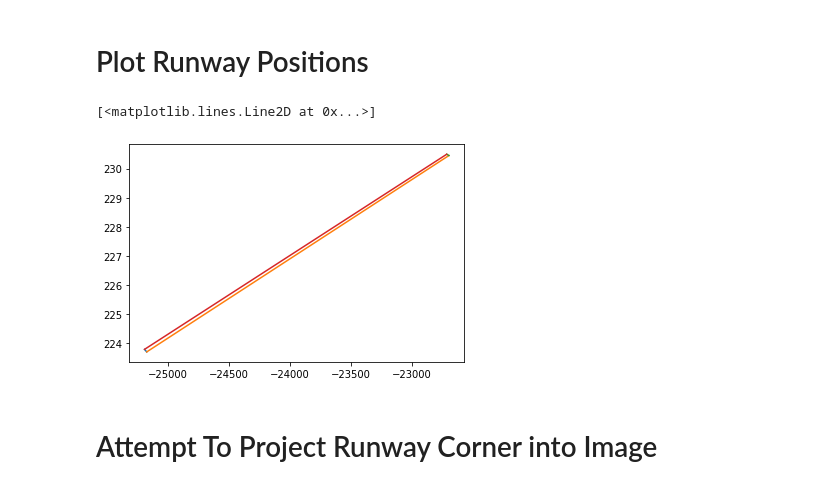
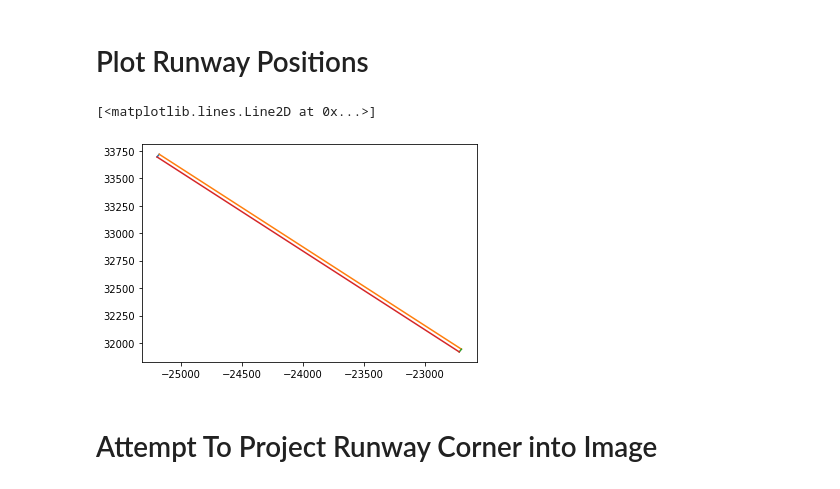
Before and after one commit to smkatz12/ModelBasedTaxiNav, a Jupyter notebook: src/data_collection/sandbox.ipynb, the cells around one changed output. Drawn from its saved outputs; the diff is of its cells as text; code cells hidden in the pictures.

```diff
--- a/src/data_collection/sandbox.ipynb
+++ b/src/data_collection/sandbox.ipynb
@@ -130,13 +136,13 @@ tl = [-25192.193359375, 223.7974090576172, 33694.76953125]
 br = [-22699.7734375, 230.447509765625, 31943.748046875]
 tr = [-22717.5625, 230.49136352539062, 31918.623046875]
 # %%
-plt.plot([bl[0], tl[0]], [bl[1], tl[1]])
-plt.plot([bl[0], br[0]], [bl[1], br[1]])
-plt.plot([br[0], tr[0]], [br[1], tr[1]])
-plt.plot([tl[0], tr[0]], [tl[1], tr[1]])
+plt.plot([bl[0], tl[0]], [bl[2], tl[2]])
+plt.plot([bl[0], br[0]], [bl[2], br[2]])
+plt.plot([br[0], tr[0]], [br[2], tr[2]])
+plt.plot([tl[0], tr[0]], [tl[2], tr[2]])
 # %% [output]
 [<matplotlib.lines.Line2D at 0x...>]
-[figure, old version]
+[figure, new version]
 # %% [markdown]
 # Attempt To Project Runway Corner into Image
 # %%
```
Also changed, not shown: parts of 3 cells of this notebook, 26 other files.
